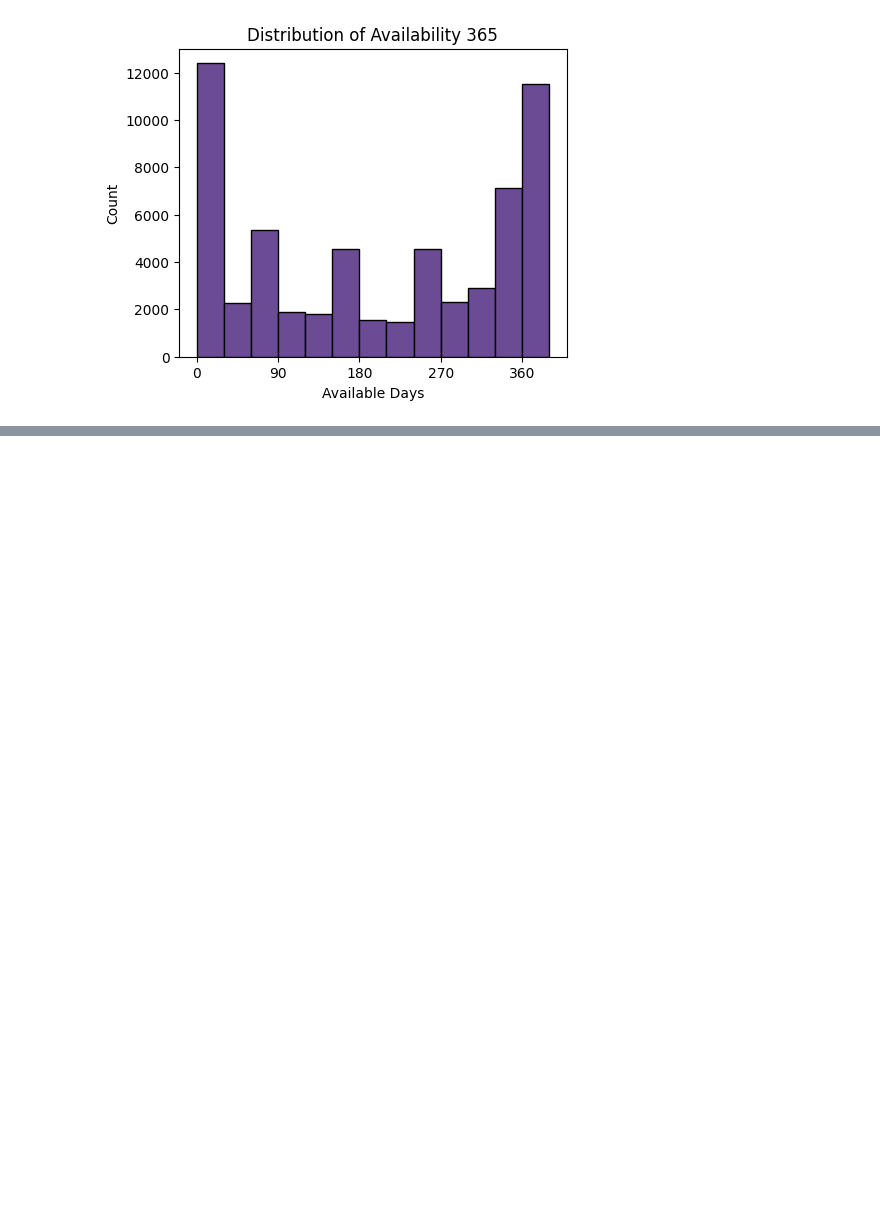
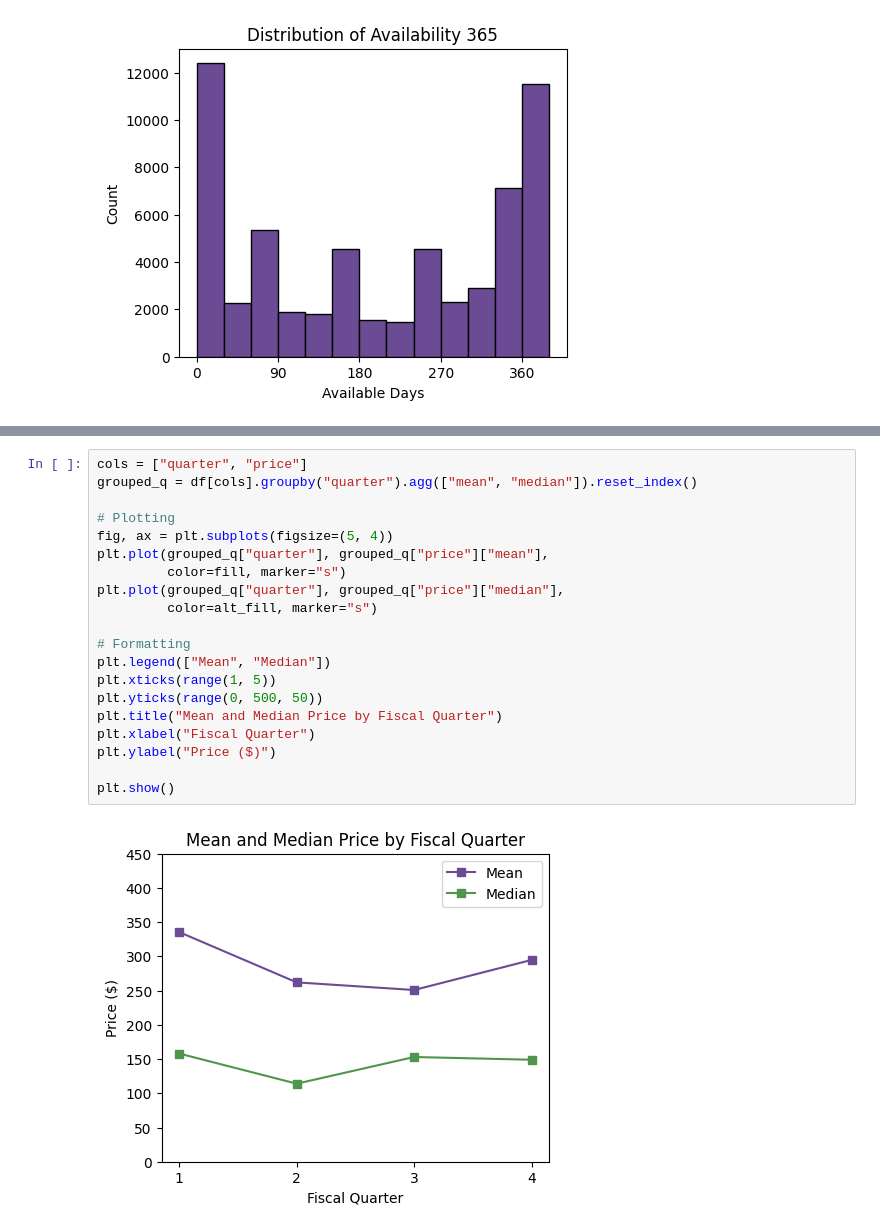
Before and after one commit to SameeckBhatia/Airbnb-ML-Economist, a Jupyter notebook: la_airbnb.ipynb, the cells around one changed output, grey strips where cells are left out. Drawn from its saved outputs; the diff is of its cells as text; blank space fills up the shorter version.

```diff
--- a/la_airbnb.ipynb
+++ b/la_airbnb.ipynb
@@ -180,0 +241,22 @@ plt.show()
+# %%
+cols = ["quarter", "price"]
+grouped_q = df[cols].groupby("quarter").agg(["mean", "median"]).reset_index()
+
+# Plotting
+fig, ax = plt.subplots(figsize=(5, 4))
+plt.plot(grouped_q["quarter"], grouped_q["price"]["mean"],
+         color=fill, marker="s")
+plt.plot(grouped_q["quarter"], grouped_q["price"]["median"],
+         color=alt_fill, marker="s")
+
+# Formatting
+plt.legend(["Mean", "Median"])
+plt.xticks(range(1, 5))
+plt.yticks(range(0, 500, 50))
+plt.title("Mean and Median Price by Fiscal Quarter")
+plt.xlabel("Fiscal Quarter")
+plt.ylabel("Price ($)")
+
+plt.show()
+# %% [output]
+[figure, added]
```
Also changed, not shown: parts of 5 cells of this notebook.
